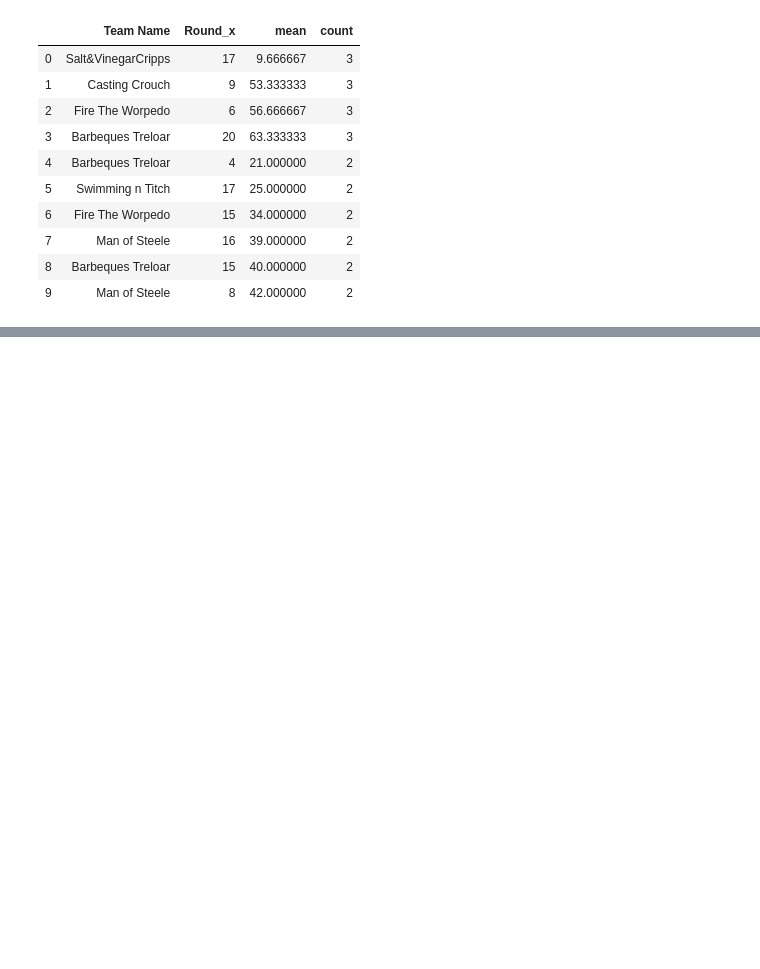
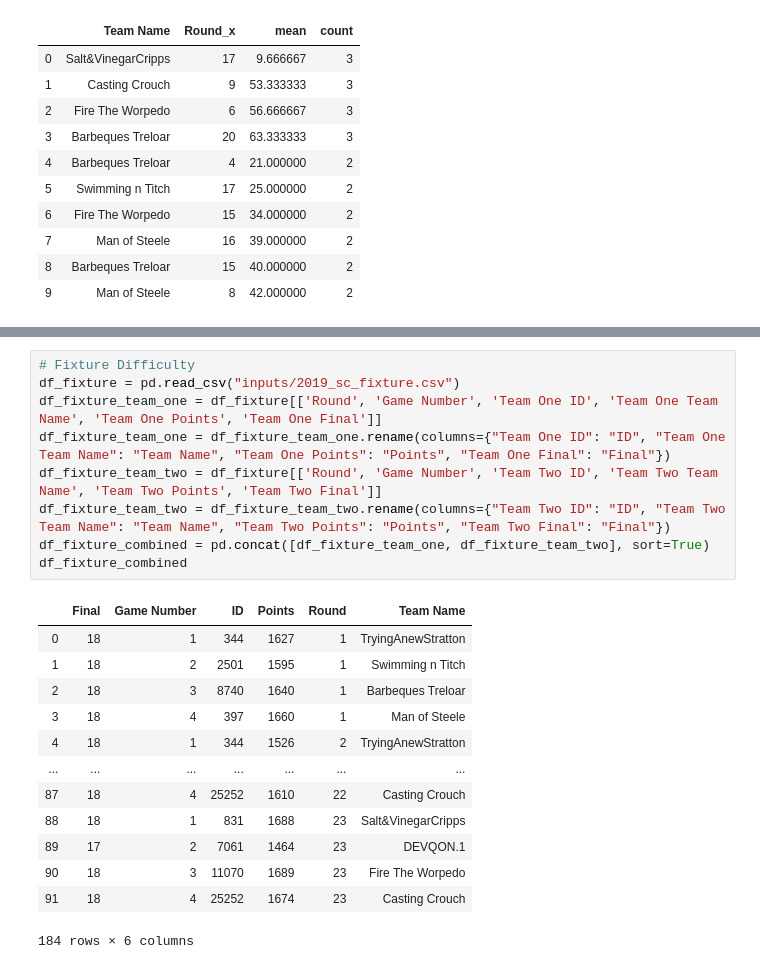
Before and after one commit to mark-richards/sc_scraper, a Jupyter notebook: 2019 Summary.ipynb, the cells around one changed output, grey strips where cells are left out. Saved outputs shown, nothing was run; the diff lists cells and outputs as text; blank space fills up the shorter version.

Commit message:
Fixture Difficulty

```diff
--- a/2019 Summary.ipynb
+++ b/2019 Summary.ipynb
@@ -648,0 +594,23 @@ df_fixture
+# %%
+# Fixture Difficulty
+df_fixture = pd.read_csv("inputs/2019_sc_fixture.csv")
+df_fixture_team_one = df_fixture[['Round', 'Game Number', 'Team One ID', 'Team One Team Name', 'Team One Points', 'Team One Final']]
+df_fixture_team_one = df_fixture_team_one.rename(columns={"Team One ID": "ID", "Team One Team Name": "Team Name", "Team One Points": "Points", "Team One Final": "Final"})
+df_fixture_team_two = df_fixture[['Round', 'Game Number', 'Team Two ID', 'Team Two Team Name', 'Team Two Points', 'Team Two Final']]
+df_fixture_team_two = df_fixture_team_two.rename(columns={"Team Two ID": "ID", "Team Two Team Name": "Team Name", "Team Two Points": "Points", "Team Two Final": "Final"})
+df_fixture_combined = pd.concat([df_fixture_team_one, df_fixture_team_two], sort=True)
+df_fixture_combined
+# %% [output]
+|  | Final | Game Number | ID | Points | Round | Team Name |
+| 0 | 18 | 1 | 344 | 1627 | 1 | TryingAnewStratton |
+| 1 | 18 | 2 | 2501 | 1595 | 1 | Swimming n Titch |
+| 2 | 18 | 3 | 8740 | 1640 | 1 | Barbeques Treloar |
+| 3 | 18 | 4 | 397 | 1660 | 1 | Man of Steele |
+| 4 | 18 | 1 | 344 | 1526 | 2 | TryingAnewStratton |
+| ... | ... | ... | ... | ... | ... | ... |
+| 87 | 18 | 4 | 25252 | 1610 | 22 | Casting Crouch |
+| 88 | 18 | 1 | 831 | 1688 | 23 | Salt&VinegarCripps |
+| 89 | 17 | 2 | 7061 | 1464 | 23 | DEVQON.1 |
+| 90 | 18 | 3 | 11070 | 1689 | 23 | Fire The Worpedo |
+| 91 | 18 | 4 | 25252 | 1674 | 23 | Casting Crouch |
+184 rows × 6 columns
```
Also changed, not shown: parts of 5 cells of this notebook, 2 other files.
